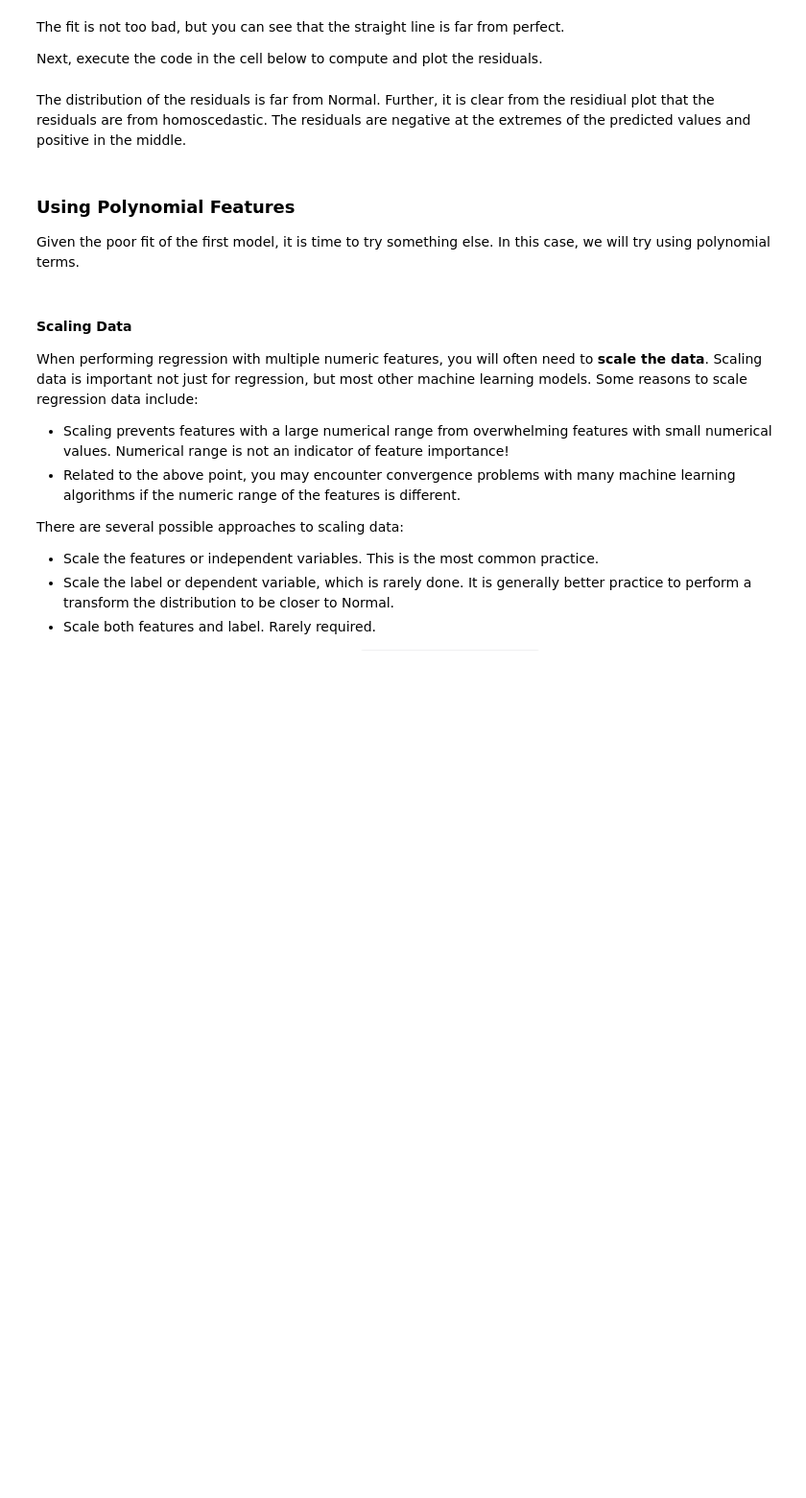
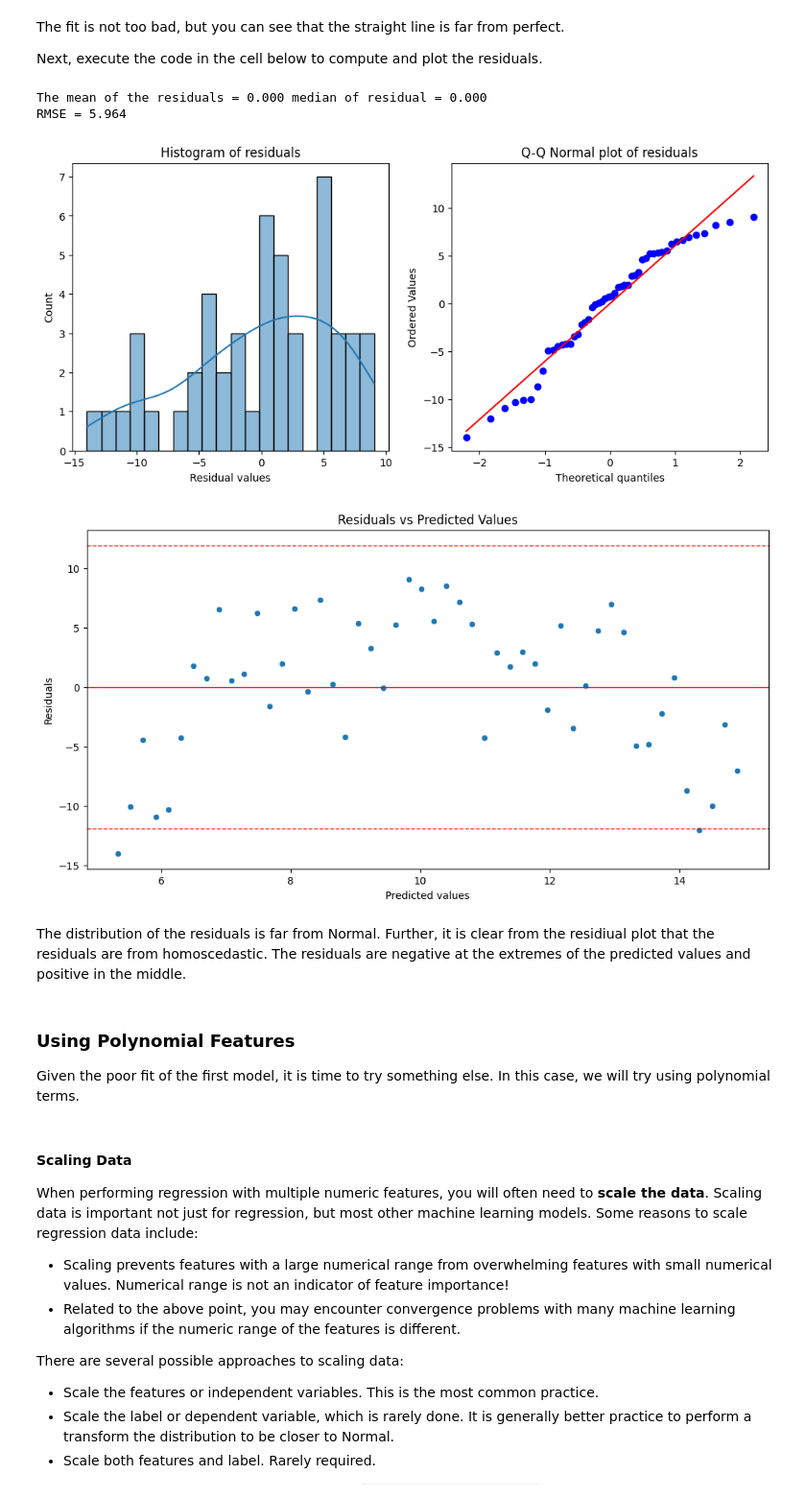
Before and after one commit to StephenElston/CSCI-E-83, a Jupyter notebook: Notebooks/19_Chapter19_LinearModels.ipynb, the cells around one changed output. Shown: that part at 96% size. Cells and saved outputs as stored; diff of their text form; code cells hidden in the pictures; blank space fills up the shorter version.

```diff
--- a/Notebooks/19_Chapter19_LinearModels.ipynb
+++ b/Notebooks/19_Chapter19_LinearModels.ipynb
@@ -596,11 +813,16 @@ Next, execute the code in the cell below to compute and plot the residuals.
 # %%
 sim_data_poly['resids'] = np.subtract(sim_data_poly.predicted, sim_data_poly.y)
 
 print('The mean of the residuals = {0:4.3f} median of residual = {1:4.3f}'.format(np.mean(sim_data_poly.resids),np.mean(sim_data_poly.resids)))
 print('RMSE = {0:4.3f}'.format(np.std(sim_data_poly.resids)))
 
 plot_resid_dist(sim_data_poly.resids)
-residual_plot(sim_data_poly)
+residual_plot(sim_data_poly, predicted='predicted', residuals='resids')
+# %% [output]
+The mean of the residuals = 0.000 median of residual = 0.000
+RMSE = 5.964
+[figure, added]
+[figure, added]
 # %% [markdown]
 The distribution of the residuals is far from Normal. Further, it is clear from the residiual plot that the residuals are from homoscedastic. The residuals are negative at the extremes of the predicted values and positive in the middle.
 # %% [markdown]
```
Also changed, not shown: parts of 36 cells of this notebook.
